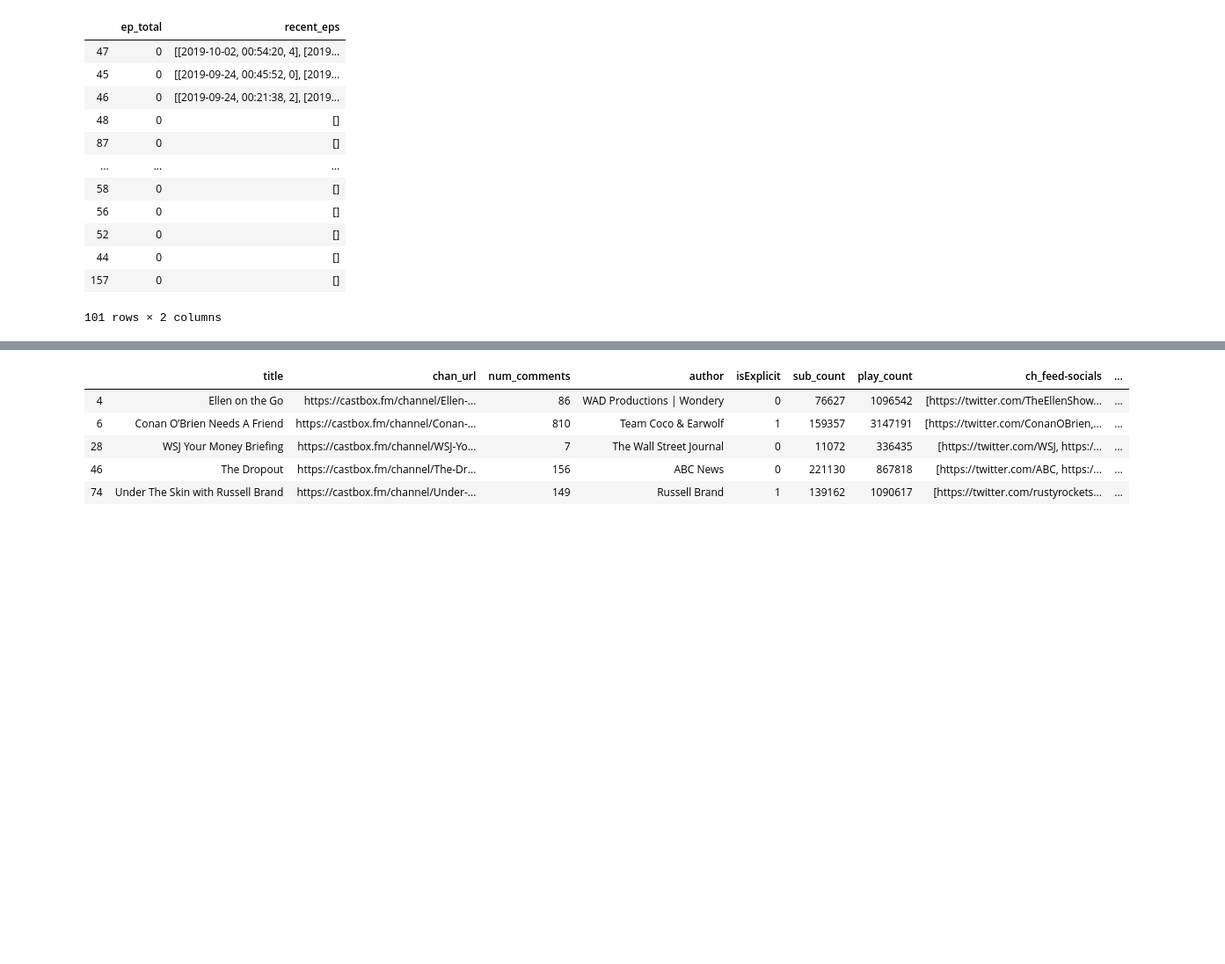
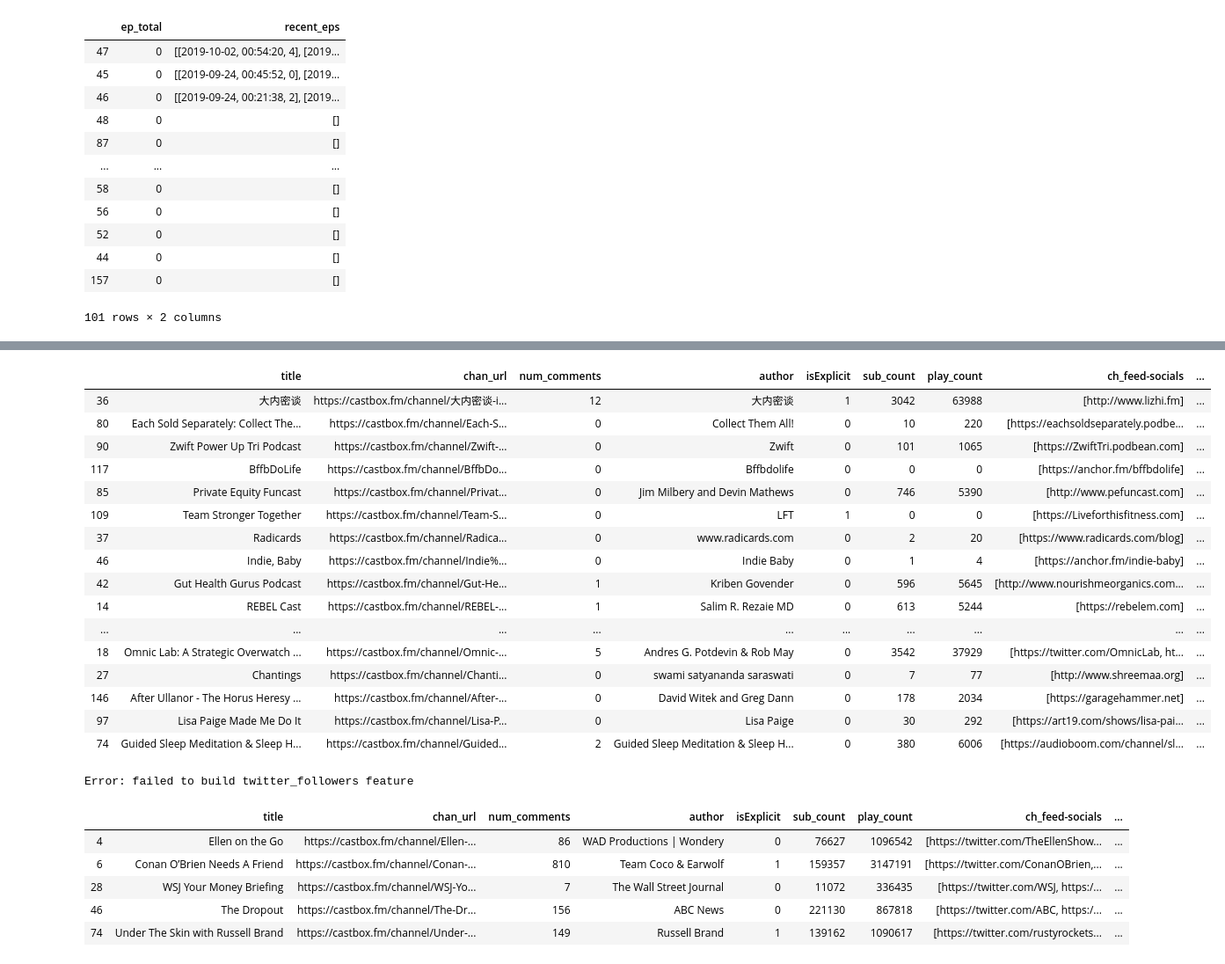
Before and after one commit to thomkav/regression-podcast-popularity, a Jupyter notebook: notebooks/backup_and_scratchpads/predicting_podcast_popularity.ipynb, the cells around one changed output, grey strips where cells are left out. Shown at 88% size. Saved outputs shown, nothing was run; the diff lists cells and outputs as text; code cells hidden in the pictures; blank space fills up the shorter version.

```diff
--- a/notebooks/eda.ipynb
+++ b/notebooks/backup_and_scratchpads/predicting_podcast_popularity.ipynb
@@ -122,0 +286,6 @@ df.shape
+# %%
+df['external_site'] = df['ch_feed-socials'].apply(features.return_external_site_domain)
+df['domain'] = df.external_site.apply(features.extract_domain)
+# %%
+with open('../social_metrics/external_domains/external_domain_dicts.pickle','rb') as file:
+    domain_dict = pickle.load(file)
@@ -123,3 +312,45 @@ df.shape
+# %%
+def get_dec_rank(domain):
+    domain = domain.lower()
+    try:
+        return domain_dict[domain]['page_rank_dict']
+    except:
+        return 0
+
+def get_rank(domain):
+    domain = domain.lower()
+    try:
+        return domain_dict[domain]['rank']
+    except:
+        return False
+# %%
+df['page_rank_dict'] = df.domain.apply(get_dec_rank)
+df['rank'] = df.domain.apply(get_rank)
+# %%
+df.sample(20)
+# %% [output]
+|  | title | chan_url | num_comments | author | isExplicit | sub_count | play_count | ch_feed-socials | ... |
+| 36 | 大内密谈 | https://castbox.fm/channel/大内密谈-i... | 12 | 大内密谈 | 1 | 3042 | 63988 | [http://www.lizhi.fm] | ... |
+| 80 | Each Sold Separately: Collect The... | https://castbox.fm/channel/Each-S... | 0 | Collect Them All! | 0 | 10 | 220 | [https://eachsoldseparately.podbe... | ... |
+| 90 | Zwift Power Up Tri Podcast | https://castbox.fm/channel/Zwift-... | 0 | Zwift | 0 | 101 | 1065 | [https://ZwiftTri.podbean.com] | ... |
+| 117 | BffbDoLife | https://castbox.fm/channel/BffbDo... | 0 | Bffbdolife | 0 | 0 | 0 | [https://anchor.fm/bffbdolife] | ... |
+| 85 | Private Equity Funcast | https://castbox.fm/channel/Privat... | 0 | Jim Milbery and Devin Mathews | 0 | 746 | 5390 | [http://www.pefuncast.com] | ... |
+| 109 | Team Stronger Together | https://castbox.fm/channel/Team-S... | 0 | LFT | 1 | 0 | 0 | [https://Liveforthisfitness.com] | ... |
+| 37 | Radicards | https://castbox.fm/channel/Radica... | 0 | www.radicards.com | 0 | 2 | 20 | [https://www.radicards.com/blog] | ... |
+| 46 | Indie, Baby | https://castbox.fm/channel/Indie%... | 0 | Indie Baby | 0 | 1 | 4 | [https://anchor.fm/indie-baby] | ... |
+| 42 | Gut Health Gurus Podcast | https://castbox.fm/channel/Gut-He... | 1 | Kriben Govender | 0 | 596 | 5645 | [http://www.nourishmeorganics.com... | ... |
+| 14 | REBEL Cast | https://castbox.fm/channel/REBEL-... | 1 | Salim R. Rezaie MD | 0 | 613 | 5244 | [https://rebelem.com] | ... |
+| ... | ... | ... | ... | ... | ... | ... | ... | ... | ... |
+| 18 | Omnic Lab: A Strategic Overwatch ... | https://castbox.fm/channel/Omnic-... | 5 | Andres G. Potdevin & Rob May | 0 | 3542 | 37929 | [https://twitter.com/OmnicLab, ht... | ... |
+| 27 | Chantings | https://castbox.fm/channel/Chanti... | 0 | swami satyananda saraswati | 0 | 7 | 77 | [http://www.shreemaa.org] | ... |
+| 146 | After Ullanor - The Horus Heresy ... | https://castbox.fm/channel/After-... | 0 | David Witek and Greg Dann | 0 | 178 | 2034 | [https://garagehammer.net] | ... |
+| 97 | Lisa Paige Made Me Do It | https://castbox.fm/channel/Lisa-P... | 0 | Lisa Paige | 0 | 30 | 292 | [https://art19.com/shows/lisa-pai... | ... |
+| 74 | Guided Sleep Meditation & Sleep H... | https://castbox.fm/channel/Guided... | 2 | Guided Sleep Meditation & Sleep H... | 0 | 380 | 6006 | [https://audioboom.com/channel/sl... | ... |
+# %%
+# Build features into new dataframe
+df = features.build_features(df);
+# %% [output]
+Error: failed to build twitter_followers feature
 # %%
 df.sort_values(by='twitter_followers',ascending=False).head()
 # %% [output]
```
Also changed, not shown: parts of 29 cells of this notebook, 10 other files.
